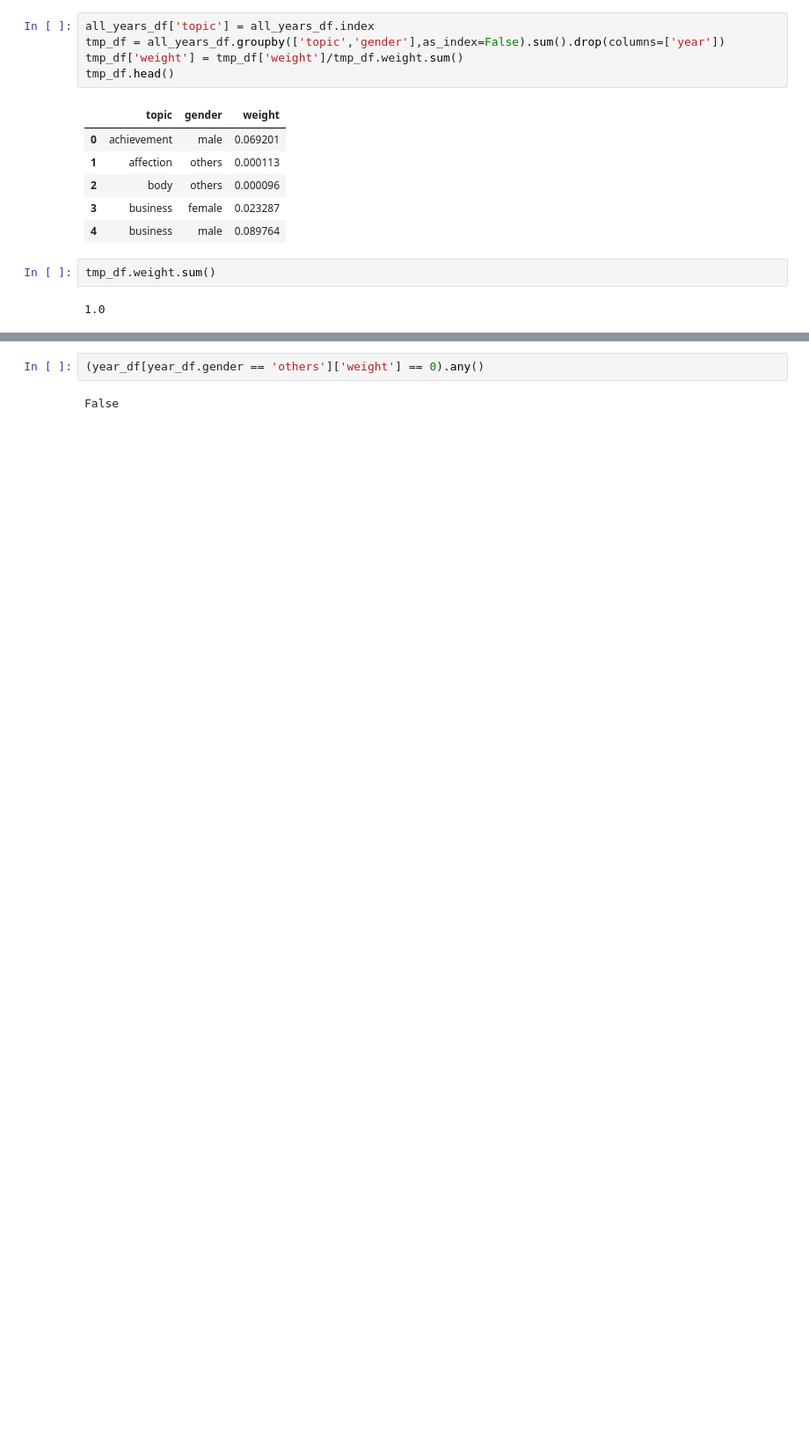
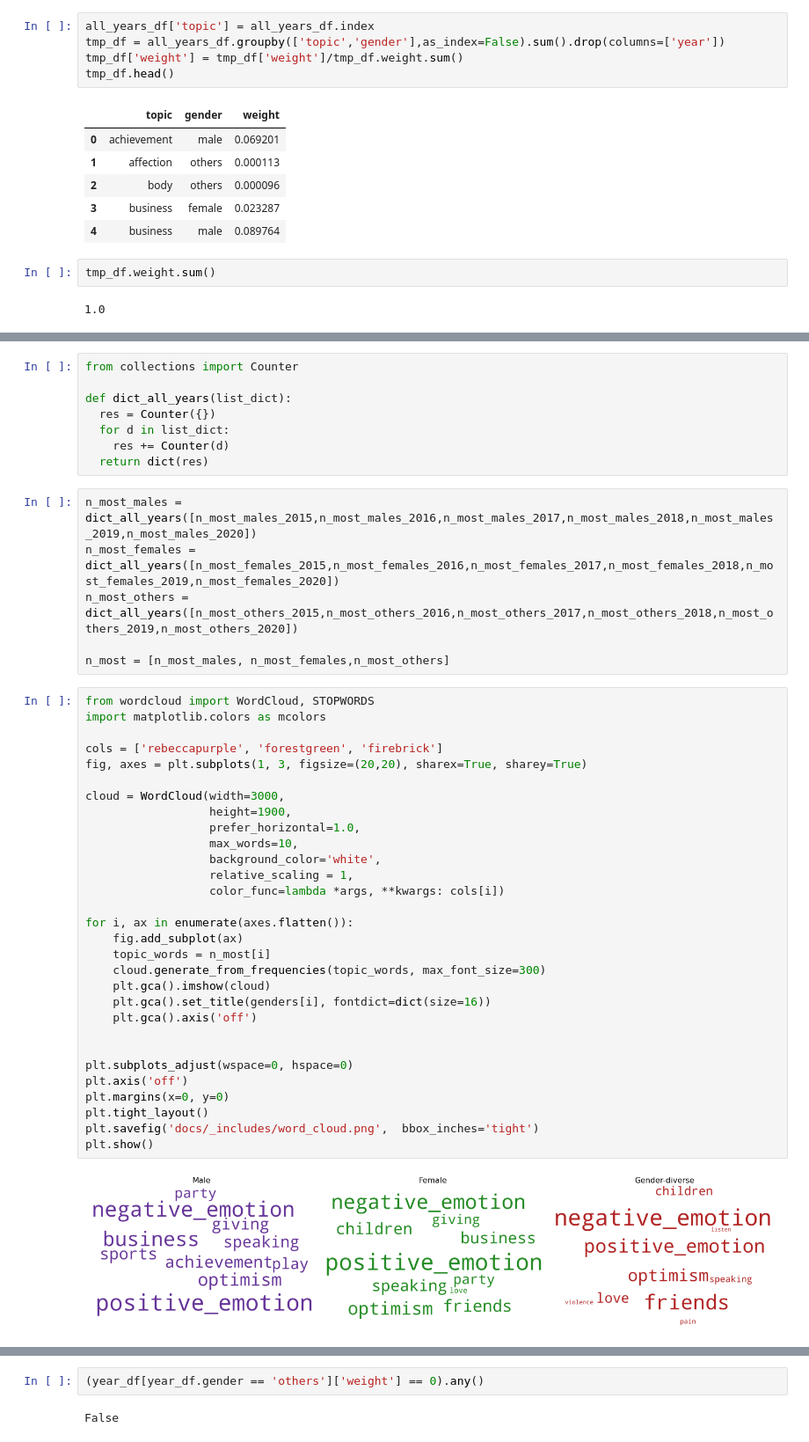
Before and after one commit to epfl-ada/ada-2021-project-palomamo, a Jupyter notebook: gender_topics.ipynb, the cells around one changed output, grey strips where cells are left out. Shown at 88% size. Cells and saved outputs as stored; diff of their text form; blank space fills up the shorter version.

```diff
--- a/gender_topics.ipynb
+++ b/gender_topics.ipynb
@@ -483,5 +525,51 @@ fig.show()
 # %% [output]
 [interactive output not drawn]
+# %%
+from collections import Counter
+
+def dict_all_years(list_dict):
+  res = Counter({})
+  for d in list_dict:
+    res += Counter(d)
+  return dict(res)
+# %%
+n_most_males = dict_all_years([n_most_males_2015,n_most_males_2016,n_most_males_2017,n_most_males_2018,n_most_males_2019,n_most_males_2020])
+n_most_females = dict_all_years([n_most_females_2015,n_most_females_2016,n_most_females_2017,n_most_females_2018,n_most_females_2019,n_most_females_2020])
+n_most_others = dict_all_years([n_most_others_2015,n_most_others_2016,n_most_others_2017,n_most_others_2018,n_most_others_2019,n_most_others_2020])
+
+n_most = [n_most_males, n_most_females,n_most_others]
+# %%
+from wordcloud import WordCloud, STOPWORDS
+import matplotlib.colors as mcolors
+
+cols = ['rebeccapurple', 'forestgreen', 'firebrick']
+fig, axes = plt.subplots(1, 3, figsize=(20,20), sharex=True, sharey=True)
+
+cloud = WordCloud(width=3000,
+                  height=1900,
+                  prefer_horizontal=1.0,
+                  max_words=10,
+                  background_color='white',
+                  relative_scaling = 1,
+                  color_func=lambda *args, **kwargs: cols[i])
+
+for i, ax in enumerate(axes.flatten()):
+    fig.add_subplot(ax)
+    topic_words = n_most[i]
+    cloud.generate_from_frequencies(topic_words, max_font_size=300)
+    plt.gca().imshow(cloud)
+    plt.gca().set_title(genders[i], fontdict=dict(size=16))
+    plt.gca().axis('off')
+
+
+plt.subplots_adjust(wspace=0, hspace=0)
+plt.axis('off')
+plt.margins(x=0, y=0)
+plt.tight_layout()
+plt.savefig('docs/_includes/word_cloud.png',  bbox_inches='tight')
+plt.show()
+# %% [output]
+[figure, added]
 # %%
 year_df = all_years_df.groupby(['topic','gender','year'],as_index=False).sum()
 female_quotes = year_df[year_df.gender == 'female']
```
Also changed, not shown: parts of 17 cells of this notebook.
